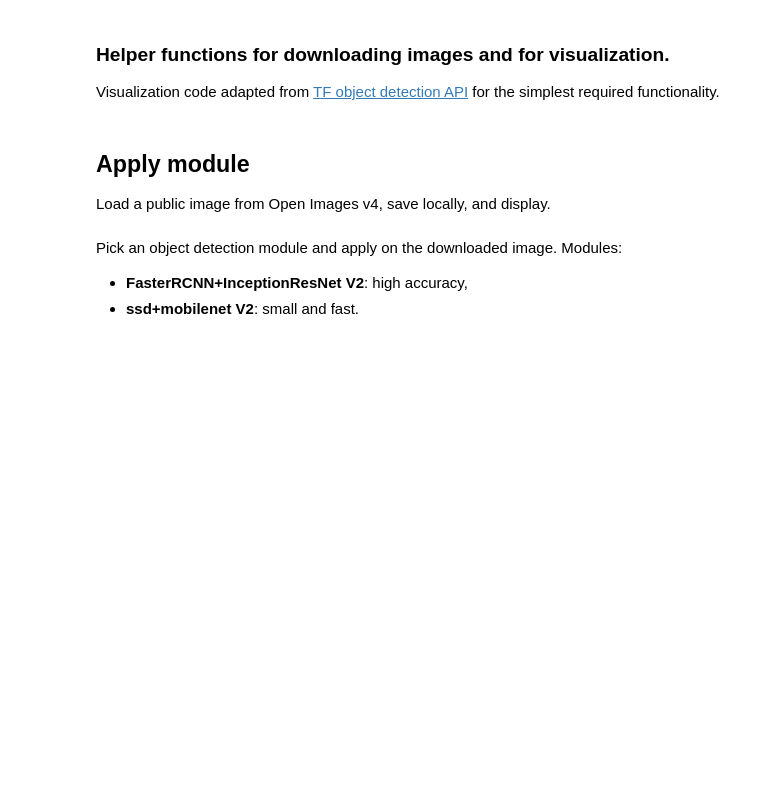
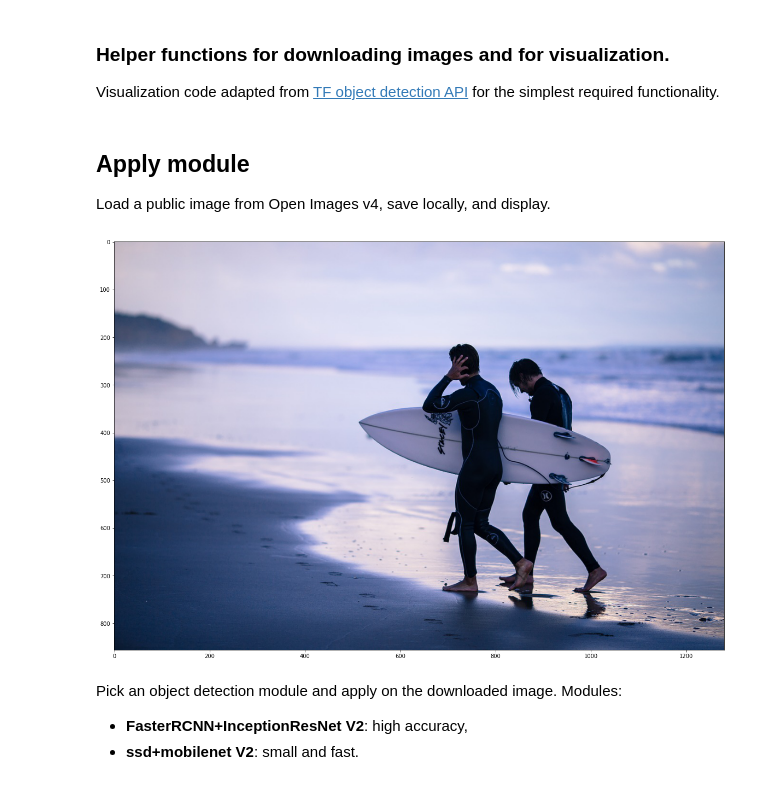
Before and after one commit to Uni-Rostock-Win/SemOI, a Jupyter notebook: tensorflow/object_detection_tf_hub.ipynb, the cells around one changed output. Drawn from its saved outputs; the diff is of its cells as text; code cells hidden in the pictures; blank space fills up the shorter version.

Commit message:
TF Hub v2 with extra Functions and Object Output in JSON format

```diff
--- a/tensorflow/object_detection_tf_hub.ipynb
+++ b/tensorflow/object_detection_tf_hub.ipynb
@@ -60,7 +63,7 @@ def display_image(image):
   plt.grid(False)
   plt.imshow(image)
 
-
+# Function to Download an Image and Resize it
 def download_and_resize_image(url, new_width=256, new_height=256,
                               display=False):
   _, filename = tempfile.mkstemp(suffix=".jpg")
@@ -76,6 +79,17 @@ def download_and_resize_image(url, new_width=256, new_height=256,
     display_image(pil_image)
   return filename
 
+
+# Function to Read an Image from a Directory and Resize it
+def read_and_resize_image(image, new_width=256, new_height=256,
+                              display=False):
+  pil_image = Image.open(image)
+  pil_image = ImageOps.fit(pil_image, (new_width, new_height), Image.ANTIALIAS)
+  pil_image_rgb = pil_image.convert("RGB")
+  pil_image_rgb.save(image, format="JPEG", quality=90)
+  if display:
+    display_image(pil_image)
+  return image
 
 def draw_bounding_box_on_image(image,
                                ymin,
@@ -125,12 +139,7 @@ def draw_boxes(image, boxes, class_names, scores, max_boxes=10, min_score=0.1):
   """Overlay labeled boxes on an image with formatted scores and label names."""
   colors = list(ImageColor.colormap.values())
 
-  try:
-    font = ImageFont.truetype("/usr/share/fonts/truetype/liberation/LiberationSansNarrow-Regular.ttf",
-                              25)
-  except IOError:
-    print("Font not found, using default font.")
-    font = ImageFont.load_default()
+  font = ImageFont.load_default()
 
   object_list = []
   for i in range(min(boxes.shape[0], max_boxes)):
@@ -150,7 +159,7 @@ def draw_boxes(image, boxes, class_names, scores, max_boxes=10, min_score=0.1):
           font,
           display_str_list=[display_str])
       np.copyto(image, np.array(image_pil))
-    #Object_list stores the found objects and the confident scores
+    # Object_list stores the found objects and the confident scores
     object_list.append(display_str)
   print(object_list)
   return image
@@ -165,3 +170,10 @@ downloaded_image_path = download_and_resize_image(image_url, 1280, 856, True)
+# %%
+#image_url = "https://media-cdn.tripadvisor.com/media/photo-s/05/78/07/c6/otto-taverna.jpg"
+#downloaded_image_path = download_and_resize_image(image_url, 1280, 856, True)
+
+downloaded_image_path = read_and_resize_image('images/image1.jpg', 1280, 856, True)
+# %% [output]
+[figure, added]
 # %% [markdown]
 Pick an object detection module and apply on the downloaded image. Modules:
 * **FasterRCNN+InceptionResNet V2**: high accuracy,
```
Also changed, not shown: parts of 10 cells of this notebook.
